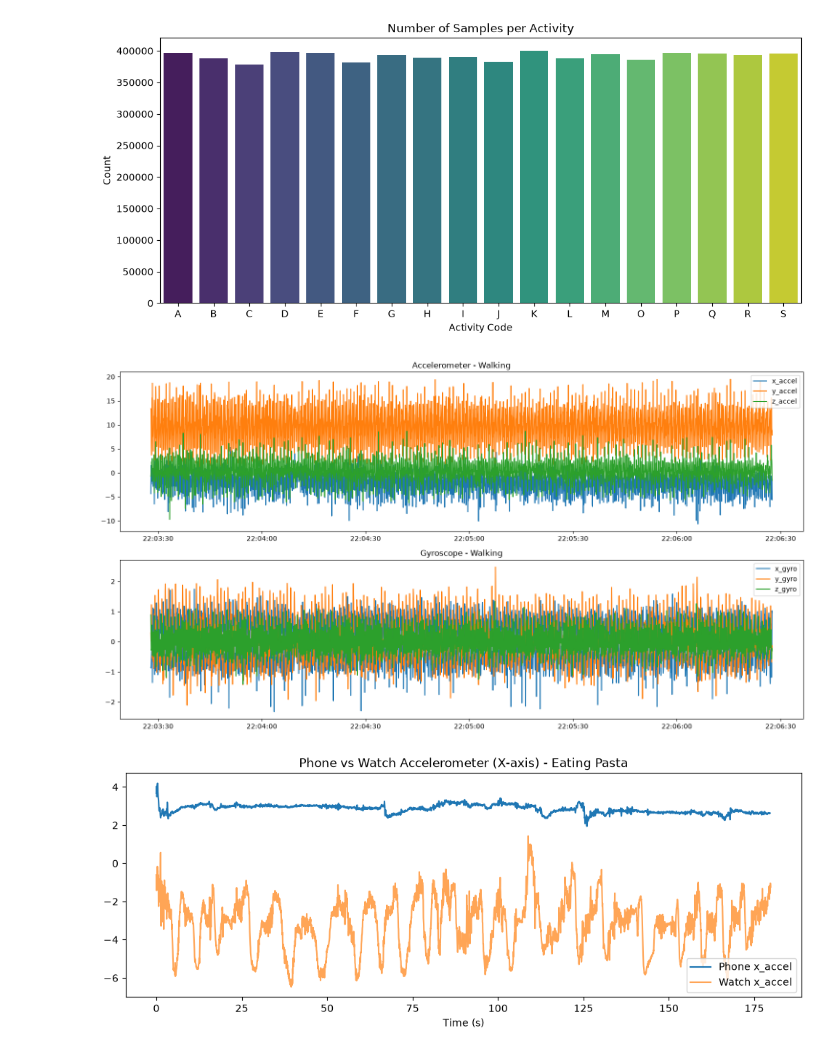
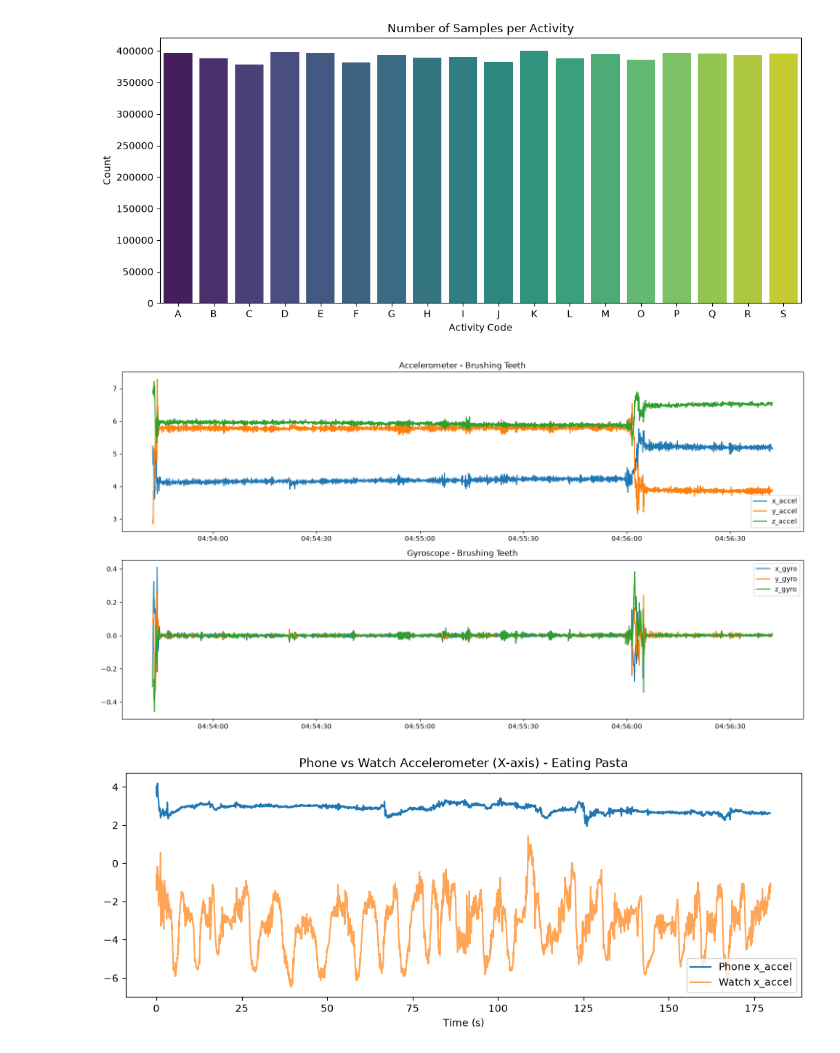
Before and after one commit to netinova/wisdm-activity-predictor, a Jupyter notebook: notebooks/eda.ipynb, the cells around one changed output. Drawn from its saved outputs; the diff is of its cells as text; code cells hidden in the pictures.

```diff
--- a/notebooks/eda.ipynb
+++ b/notebooks/eda.ipynb
@@ -260,27 +260,30 @@ Passing `palette` without assigning `hue` is deprecated and will be removed in v
 [figure]
 # %%
 # Example: subject 1600, activity 'A' (Walking), phone
+
+subj, act = 1604, "G"
+
 sample = df[
-    (df["subject_id"] == 1600) & (df["activity"] == "A") & (df["device"] == "phone")
+    (df["subject_id"] == subj) & (df["activity"] == act) & (df["device"] == "phone")
 ]
 sample = sample.sort_values("timeStamp")
 
 fig, axes = plt.subplots(2, 1, figsize=(15, 8))
 axes[0].plot(sample["timeStamp"], sample["x_accel"], label="x_accel")
 axes[0].plot(sample["timeStamp"], sample["y_accel"], label="y_accel")
 axes[0].plot(sample["timeStamp"], sample["z_accel"], label="z_accel")
-axes[0].set_title("Accelerometer - Walking")
+axes[0].set_title(f"Accelerometer - {ACTIVITIES[act]}")
 axes[0].legend()
 
 axes[1].plot(sample["timeStamp"], sample["x_gyro"], label="x_gyro")
 axes[1].plot(sample["timeStamp"], sample["y_gyro"], label="y_gyro")
 axes[1].plot(sample["timeStamp"], sample["z_gyro"], label="z_gyro")
-axes[1].set_title("Gyroscope - Walking")
+axes[1].set_title(f"Gyroscope - {ACTIVITIES[act]}")
 axes[1].legend()
 plt.tight_layout()
 plt.show()
 # %% [output]
-[figure, old version]
+[figure, new version]
 # %%
 # Choose one subject and activity
 subj, act = 1600, "J"
```
Also changed, not shown: parts of 7 cells of this notebook.
